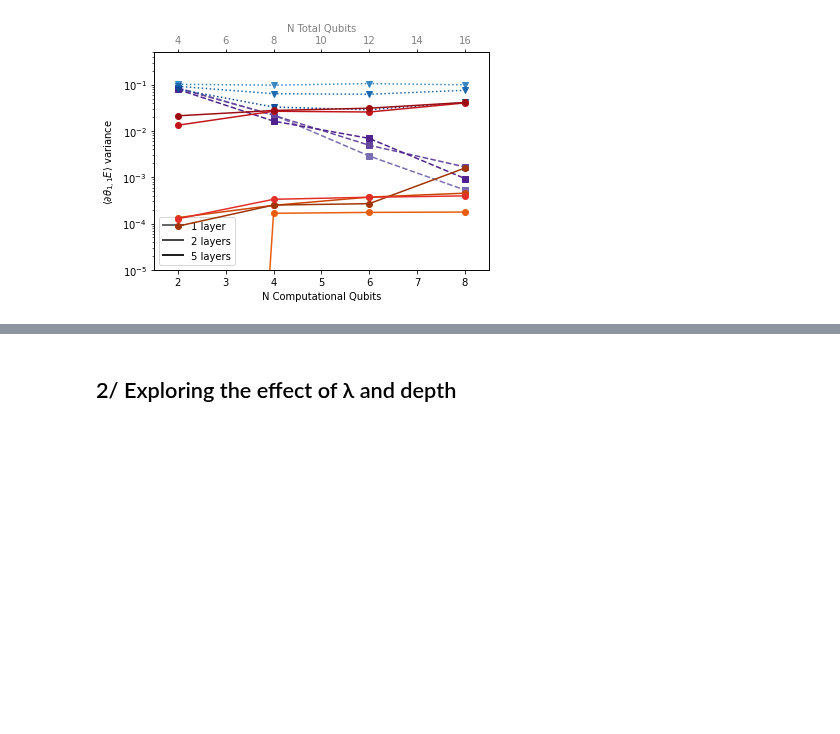
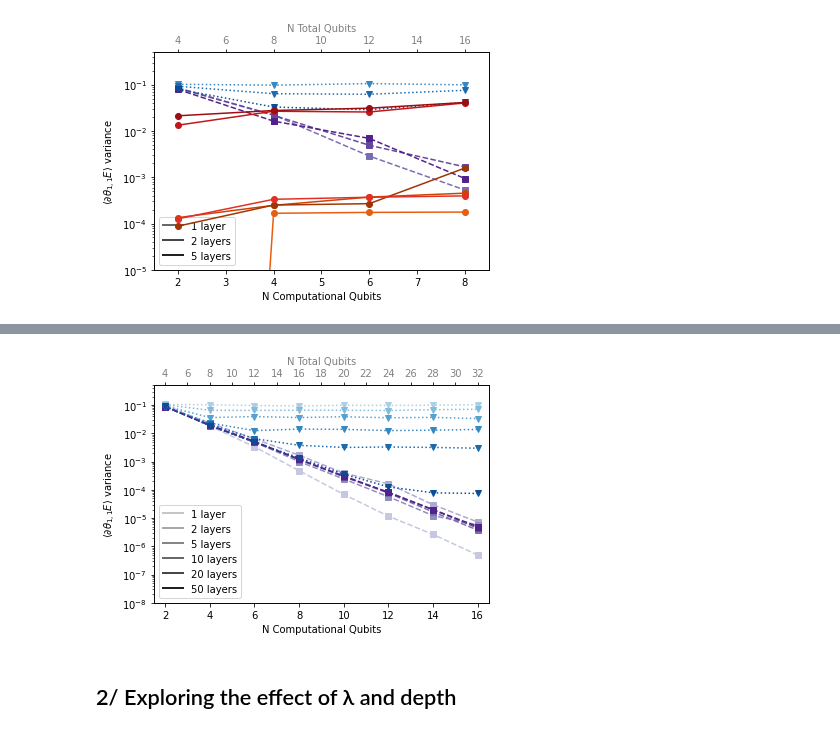
Before and after one commit to SimonCichy/barren-gadgets, a Jupyter notebook: plotting/relevant_results.ipynb, the cells around one changed output, grey strips where cells are left out. Drawn from its saved outputs; the diff is of its cells as text; code cells hidden in the pictures; blank space fills up the shorter version.

```diff
--- a/plotting/relevant_results.ipynb
+++ b/plotting/relevant_results.ipynb
@@ -89,3 +103,10 @@ plot_variances_vs_qubits(file_list, colours, normalize=True, limits=[1e-8, 5e-1]
+# %%
+file_list = [data_folder + 'gradients/220412_global_circuit_16qubits_50layers_0.5lambda_1000samples-comb.dat',
+             data_folder + 'gradients/220412_local_circuit_16qubits_50layers_0.5lambda_1000samples-comb.dat']
+
+plot_variances_vs_qubits(file_list, colours, normalize=True, limits=[1e-8, 5e-1])
+# %% [output]
+[figure, added]
 # %% [markdown]
 2/ Exploring the effect of λ and depth
 -------------
```
Also changed, not shown: parts of 4 cells of this notebook.
